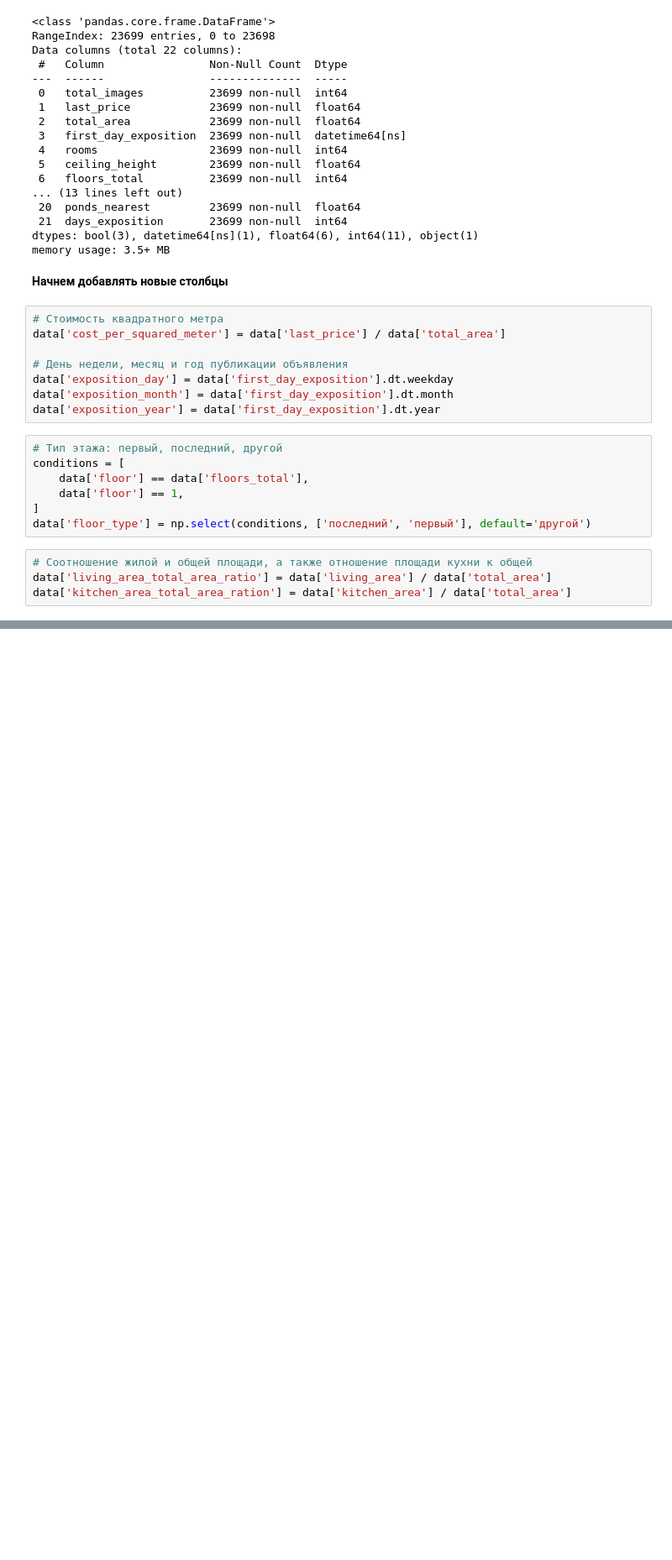
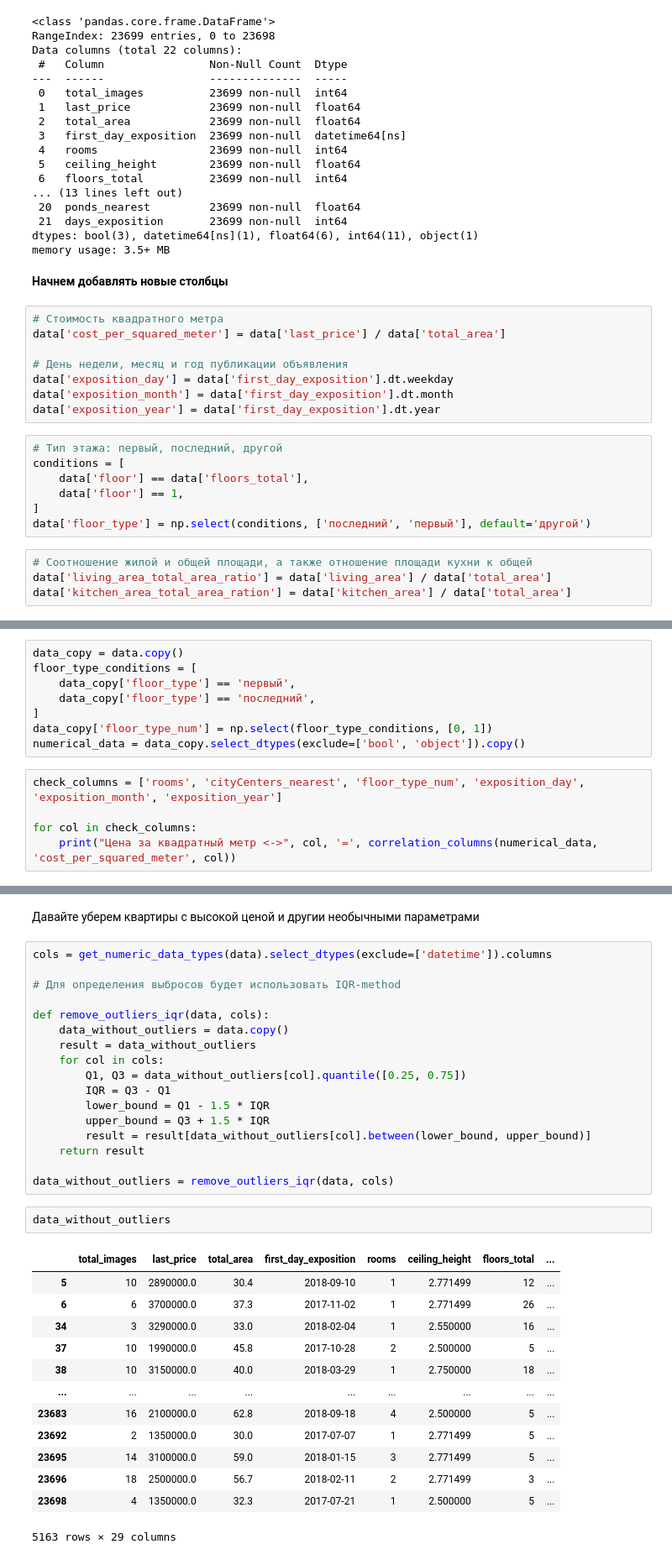
Before and after one commit to Forever4sleep/Practice-Data-Analysis, a Jupyter notebook: code.ipynb, the cells around one changed output, grey strips where cells are left out. Shown at 84% size. Drawn from its saved outputs; the diff is of its cells as text; blank space fills up the shorter version.

```diff
--- a/code.ipynb
+++ b/code.ipynb
@@ -264,0 +314,13 @@ data.sample()
+# %%
+data_copy = data.copy()
+floor_type_conditions = [
+    data_copy['floor_type'] == 'первый',
+    data_copy['floor_type'] == 'последний',
+]
+data_copy['floor_type_num'] = np.select(floor_type_conditions, [0, 1])
+numerical_data = data_copy.select_dtypes(exclude=['bool', 'object']).copy()
+# %%
+check_columns = ['rooms', 'cityCenters_nearest', 'floor_type_num', 'exposition_day', 'exposition_month', 'exposition_year']
+
+for col in check_columns:
+    print("Цена за квадратный метр <->", col, '=', correlation_columns(numerical_data, 'cost_per_squared_meter', col))
@@ -264,0 +698,35 @@ data.sample()
+# %% [markdown]
+Давайте уберем квартиры с высокой ценой и другии необычными параметрами
+# %%
+cols = get_numeric_data_types(data).select_dtypes(exclude=['datetime']).columns
+
+# Для определения выбросов будет использовать IQR-method
+
+def remove_outliers_iqr(data, cols):
+    data_without_outliers = data.copy()
+    result = data_without_outliers
+    for col in cols:
+        Q1, Q3 = data_without_outliers[col].quantile([0.25, 0.75])
+        IQR = Q3 - Q1
+        lower_bound = Q1 - 1.5 * IQR
+        upper_bound = Q3 + 1.5 * IQR
+        result = result[data_without_outliers[col].between(lower_bound, upper_bound)]
+    return result
+
+data_without_outliers = remove_outliers_iqr(data, cols)
+# %%
+data_without_outliers
+# %% [output]
+|  | total_images | last_price | total_area | first_day_exposition | rooms | ceiling_height | floors_total | ... |
+| 5 | 10 | 2890000.0 | 30.4 | 2018-09-10 | 1 | 2.771499 | 12 | ... |
+| 6 | 6 | 3700000.0 | 37.3 | 2017-11-02 | 1 | 2.771499 | 26 | ... |
+| 34 | 3 | 3290000.0 | 33.0 | 2018-02-04 | 1 | 2.550000 | 16 | ... |
+| 37 | 10 | 1990000.0 | 45.8 | 2017-10-28 | 2 | 2.500000 | 5 | ... |
+| 38 | 10 | 3150000.0 | 40.0 | 2018-03-29 | 1 | 2.750000 | 18 | ... |
+| ... | ... | ... | ... | ... | ... | ... | ... | ... |
+| 23683 | 16 | 2100000.0 | 62.8 | 2018-09-18 | 4 | 2.500000 | 5 | ... |
+| 23692 | 2 | 1350000.0 | 30.0 | 2017-07-07 | 1 | 2.771499 | 5 | ... |
+| 23695 | 14 | 3100000.0 | 59.0 | 2018-01-15 | 3 | 2.771499 | 5 | ... |
+| 23696 | 18 | 2500000.0 | 56.7 | 2018-02-11 | 2 | 2.771499 | 3 | ... |
+| 23698 | 4 | 1350000.0 | 32.3 | 2017-07-21 | 1 | 2.500000 | 5 | ... |
+5163 rows × 29 columns
```
Also changed, not shown: parts of 72 cells of this notebook, 2 other files.
